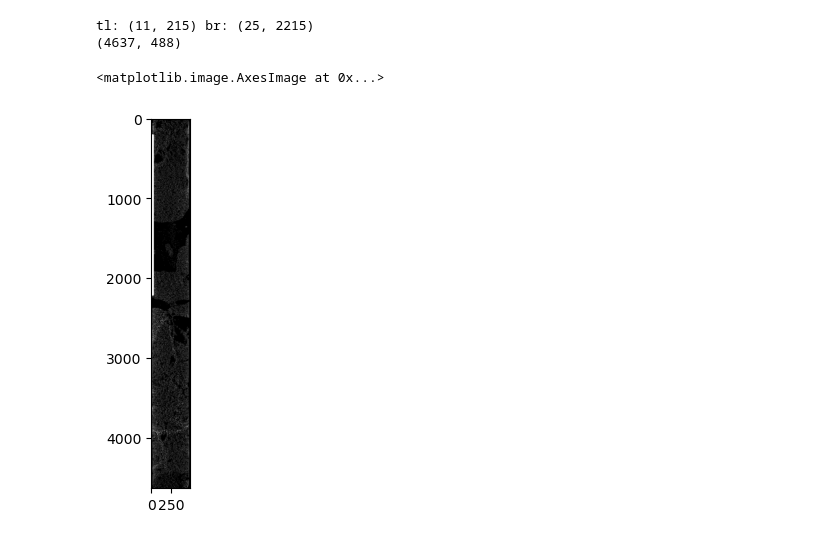
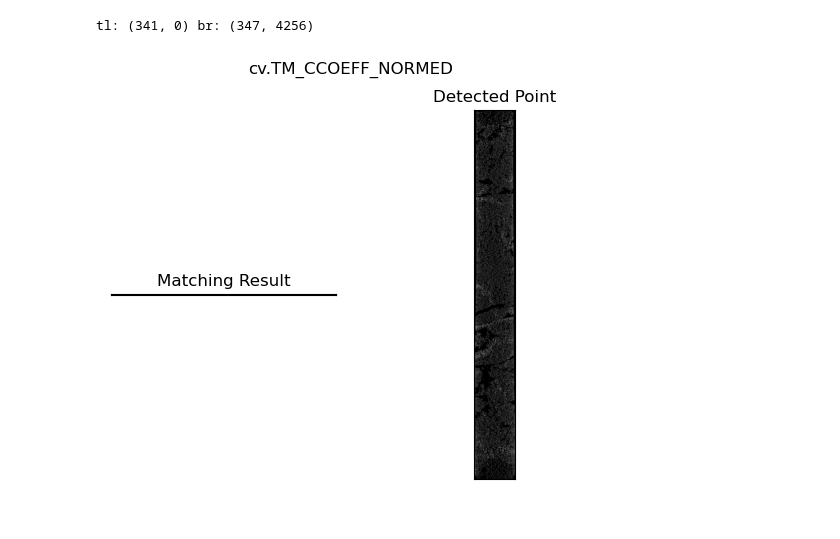
Before and after one commit to rkique/icesat2-align, a Jupyter notebook: match_image/image_matcher.ipynb, the cells around one changed output. Drawn from its saved outputs; the diff is of its cells as text; code cells hidden in the pictures.

Commit message:
template match updates

```diff
--- a/match_image/image_matcher.ipynb
+++ b/match_image/image_matcher.ipynb
@@ -5,43 +5,47 @@
 import cv2 as cv
 import numpy as np
 from matplotlib import pyplot as plt
 
-atl_path = '../make_image/atl_jpg/atl_0_4.jpg'
-chirop_path = '../make_image/chirop_jpg/chirop_0_4.jpg'
+b1 = 4
+b2 = b1 + 4
+
+atl_path = f'../make_image/atl_jpg_resized/atl_{b1}_{b2}.jpg'
+chirop_path = f'../make_image/chirop_jpg/chirop_{b1}_{b2}.jpg'
 
 img = cv.imread(chirop_path, cv.IMREAD_GRAYSCALE)
 assert img is not None, "file could not be read, check with os.path.exists()"
-img2 = img.copy()
 
 template = cv.imread(atl_path, cv.IMREAD_GRAYSCALE)
 assert template is not None, "file could not be read, check with os.path.exists()"
 w, h = template.shape[::-1]
 
 # All the 6 methods for comparison in a list
 methods = ['cv.TM_CCOEFF', 'cv.TM_CCOEFF_NORMED', 'cv.TM_CCORR',
  'cv.TM_CCORR_NORMED', 'cv.TM_SQDIFF', 'cv.TM_SQDIFF_NORMED']
 
 meth = 'cv.TM_CCOEFF_NORMED'
 
 method = eval(meth)
 
 # Apply template matching
 res = cv.matchTemplate(img,template,method)
 min_val, max_val, min_loc, max_loc = cv.minMaxLoc(res)
 
 top_left = max_loc
 bottom_right = (top_left[0] + w, top_left[1] + h)
 print(f'tl: {top_left} br: {bottom_right}')
-print(img2.shape)
+
+img2 = cv.flip(img, -1)
+plt.subplot(121)
+plt.imshow(res,cmap = 'gray')
+plt.title('Matching Result'), plt.xticks([]), plt.yticks([])
+
+plt.subplot(122),plt.imshow(img2,cmap = 'gray')
 cv.rectangle(img2, top_left, bottom_right, 255, 20)
+plt.title('Detected Point'), plt.xticks([]), plt.yticks([])
+plt.suptitle(meth)
 
-# plt.subplot(121)
-# plt.imshow(res,cmap = 'gray')
-# plt.title('Matching Result'), plt.xticks([]), plt.yticks([])
-
-plt.imshow(img2,cmap = 'gray')
+plt.show()
 # %% [output]
-tl: (11, 215) br: (25, 2215)
-(4637, 488)
+tl: (341, 0) br: (347, 4256)
-<matplotlib.image.AxesImage at 0x...>
-[figure, old version]
+[figure, new version]
```
Also changed, not shown: parts of 1 cell of this notebook, 17 other files.
